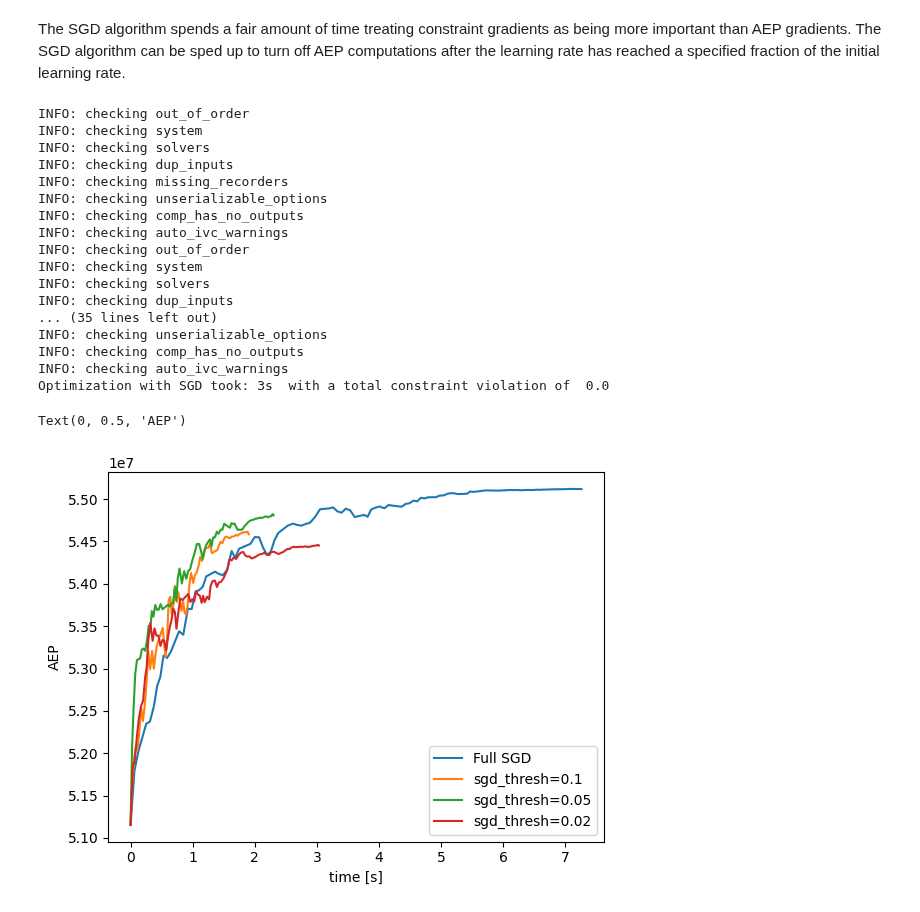
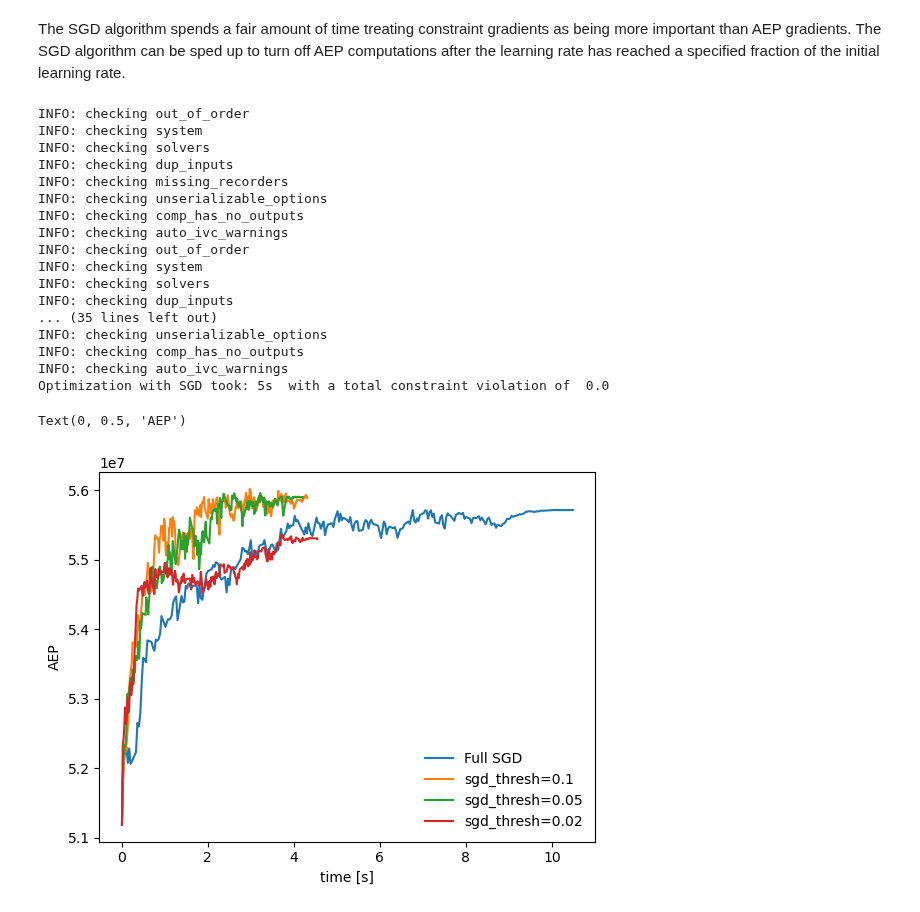
Before and after one commit to DTUWindEnergy/TopFarm2, a Jupyter notebook: docs/notebooks/sgd_slsqp_comparison.ipynb, the cells around one changed output. Cells and saved outputs as stored; diff of their text form; code cells hidden in the pictures.

```diff
--- a/docs/notebooks/sgd_slsqp_comparison.ipynb
+++ b/docs/notebooks/sgd_slsqp_comparison.ipynb
@@ -44,7 +48,7 @@ wake_model = BastankhahGaussian(site, windTurbines)
 #wind farm layout
 x_rows = 3 # 5 # (commented for speeding up notebook tests)
 y_rows = 3 # 5
-sgd_iterations = 100 # 2000
+sgd_iterations = 200 # 2000
 spacing = 3
 xu, yu = (x_rows * spacing * windTurbines.diameter(), y_rows * spacing * windTurbines.diameter())
 np.random.seed(4)
@@ -81,9 +85,10 @@ def sampling():
 
 #aep function - SGD
 def aep_func(x, y, full=False, **kwargs):
-    wd, ws = sampling()
-    aep_sgd = wake_model(x, y, wd=wd, ws=ws, time=True).aep().sum().values * 1e6
-    return aep_sgd
+    # wd, ws = sampling()
+    # aep_sgd = wake_model(x, y, wd=wd, ws=ws, time=True).aep().sum().values * 1e6
+    # return aep_sgd
+    return 0 # this doesn't change the performance of the driver
 
 #gradient function - SGD
 def aep_jac(x, y, **kwargs):
@@ -126,7 +131,7 @@ constraint_comp = XYBoundaryConstraint(boundary, 'rectangle')
 
 #constraints
 constraints = [[SpacingConstraint(min_spacing_m), constraint_comp],
-               DistanceConstraintAggregation([SpacingConstraint(min_spacing_m), constraint_comp],n_wt, min_spacing_m, windTurbines)]
+               DistanceConstraintAggregation(constraint_comp, n_wt, min_spacing_m, windTurbines)]
 # %% [markdown]
 ### Optimization with SGD driver
 # %% [markdown]
@@ -261,7 +267,7 @@ driver_no = 1
 for early in [0.1, 0.05, 0.02]:
 
     constraints = [[SpacingConstraint(min_spacing_m), constraint_comp],
-                   DistanceConstraintAggregation([SpacingConstraint(min_spacing_m), constraint_comp],n_wt, min_spacing_m, windTurbines)]
+                   DistanceConstraintAggregation(constraint_comp, n_wt, min_spacing_m, windTurbines)]
     #aep component - SGD
     aep_comp = CostModelComponent(input_keys=['x','y'], n_wt=n_wt, cost_function=aep_func, objective=True, cost_gradient_function=aep_jac, maximize=True)
 
@@ -274,7 +280,8 @@ for early in [0.1, 0.05, 0.02]:
             design_vars = {'x':x0, 'y':y0},
             cost_comp = cost_comps[driver_no],
             constraints = constraints[driver_no],
-            driver = EasySGDDriver(maxiter=sgd_iterations,
+            driver = EasySGDDriver(maxiter=sgd_iterations//3,
+                                   additional_constant_lr_iterations=sgd_iterations,
                                    learning_rate=windTurbines.diameter()/5,
                                    max_time=180000,
                                    gamma_min_factor=0.1, speedupSGD=True,
@@ -291,35 +298,35 @@ for early in [0.1, 0.05, 0.02]:
     rec = TopFarmListRecorder().load(f'recordings/sgd_{early}')
     if recorder['sgd_constraint'][-1] > 1e-1: tag=' (invalid solution)'
     else: tag = ''
     aep = []
     for x, y in zip(rec['x'], rec['y']):
         aep.append(aep_func2(x, y))
 
     plt.plot(rec['timestamp'] - rec['timestamp'][0], aep, label=f'sgd_thresh={early}' + tag)
 
 plt.legend()
 plt.xlabel('time [s]')
 plt.ylabel('AEP')
 # %% [output]
 INFO: checking out_of_order
 INFO: checking system
 INFO: checking solvers
 INFO: checking dup_inputs
 INFO: checking missing_recorders
 INFO: checking unserializable_options
 INFO: checking comp_has_no_outputs
 INFO: checking auto_ivc_warnings
 INFO: checking out_of_order
 INFO: checking system
 INFO: checking solvers
 INFO: checking dup_inputs
 ... (35 lines left out)
 INFO: checking unserializable_options
 INFO: checking comp_has_no_outputs
 INFO: checking auto_ivc_warnings
-Optimization with SGD took: 3s  with a total constraint violation of  0.0
+Optimization with SGD took: 5s  with a total constraint violation of  0.0
 Text(0, 0.5, 'AEP')
-[figure, old version]
+[figure, new version]
 # %%
 # plot constraint violations
 
```
Also changed, not shown: parts of 6 cells of this notebook, 2 other files.
